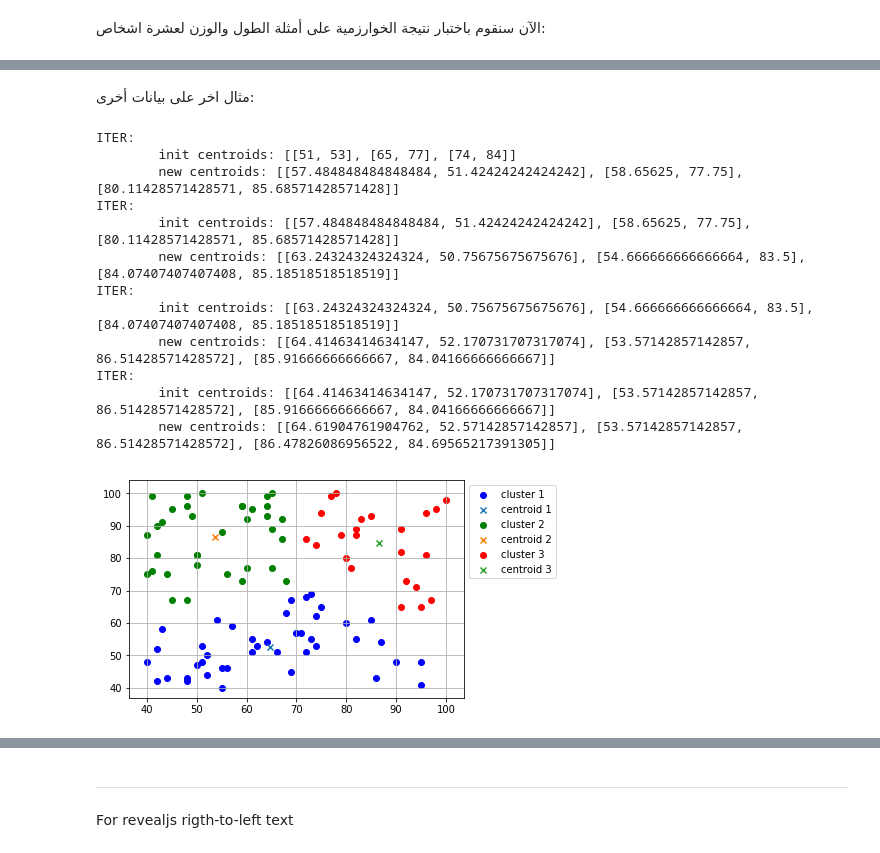
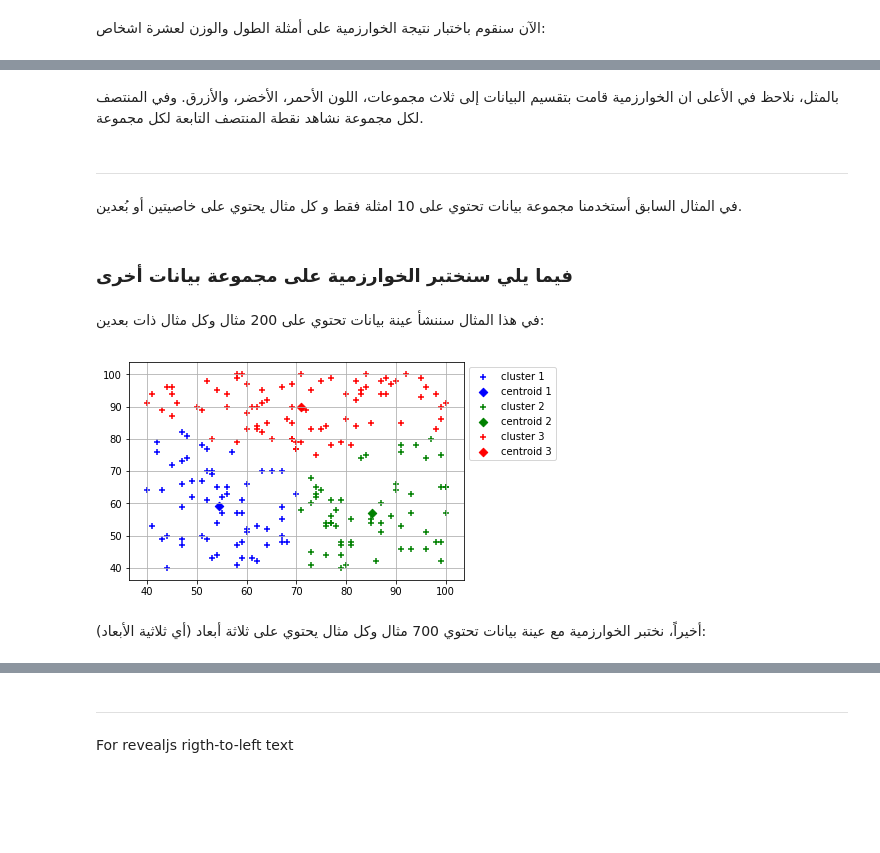
Before and after one commit to iamaziz/py_ml_and_algorithms-in-ar, a Jupyter notebook: machine_learning/clustering/k_means.ipynb, the cells around one changed output, grey strips where cells are left out. Saved outputs shown, nothing was run; the diff lists cells and outputs as text; code cells hidden in the pictures; blank space fills up the shorter version.

```diff
--- a/machine_learning/clustering/k_means.ipynb
+++ b/machine_learning/clustering/k_means.ipynb
@@ -213,4 +273,12 @@ ITER:
+# %% [markdown]
+<div dir="rtl" lang="ar">
+بالمثل، نلاحظ في الأعلى ان الخوارزمية قامت بتقسيم البيانات إلى ثلاث مجموعات، اللون الأحمر، الأخضر، والأزرق. وفي المنتصف لكل مجموعة نشاهد نقطة المنتصف التابعة لكل مجموعة.
+</div>
+# %% [markdown]
+<hr>
+# %% [markdown]
+<div dir="rtl" lang="ar">
+في المثال السابق أستخدمنا مجموعة بيانات تحتوي على 10 امثلة فقط و كل مثال يحتوي على خاصيتين أو بُعدين.
+</div>
 # %% [markdown]
-<div dir="rtl" lang="ar">
-مثال اخر على بيانات أخرى:
-</div>
+### <div dir="rtl" lang="ar">فيما يلي سنختبر الخوارزمية على مجموعة بيانات أخرى</div>
@@ -219,3 +284,0 @@ from random import randint
-# %%
-def random_point(dimension=2):
-    return [randint(40, 100) for _ in range(dimension)]
@@ -224,17 +285,21 @@ samples = [random_point() for _ in range(100)]
-# %%
-clusters, centers = k_means(samples, k=3)
-report_result(clusters, centers)
-# %% [output]
-ITER:
-        init centroids: [[51, 53], [65, 77], [74, 84]]
-        new centroids: [[57.484848484848484, 51.42424242424242], [58.65625, 77.75], [80.11428571428571, 85.68571428571428]]
-ITER:
-        init centroids: [[57.484848484848484, 51.42424242424242], [58.65625, 77.75], [80.11428571428571, 85.68571428571428]]
-        new centroids: [[63.24324324324324, 50.75675675675676], [54.666666666666664, 83.5], [84.07407407407408, 85.18518518518519]]
-ITER:
-        init centroids: [[63.24324324324324, 50.75675675675676], [54.666666666666664, 83.5], [84.07407407407408, 85.18518518518519]]
-        new centroids: [[64.41463414634147, 52.170731707317074], [53.57142857142857, 86.51428571428572], [85.91666666666667, 84.04166666666667]]
-ITER:
-        init centroids: [[64.41463414634147, 52.170731707317074], [53.57142857142857, 86.51428571428572], [85.91666666666667, 84.04166666666667]]
-        new centroids: [[64.61904761904762, 52.57142857142857], [53.57142857142857, 86.51428571428572], [86.47826086956522, 84.69565217391305]]
-[figure, removed]
+# %%
+# ملاحظة: هذا الكود لمجرد إنشاء بيانات وهمية إضافية (من أجل إختبار الخوارزمية) وليس جزء من الشرح، لاتهتم لهذا الكود الآن
+# generate a random sample
+from random import randint
+
+def random_point(dimension=3):
+    return [randint(40, 100) for _ in range(dimension)]
+# %% [markdown]
+<div dir="rtl" lang="ar">في هذا المثال سننشأ عينة بيانات تحتوي على 200 مثال وكل مثال ذات بعدين: </div>
+# %%
+# إنشاء بيانات وهمية أخرى مع 200 مثال
+samples2 = [random_point(dimension=2) for _ in range(200)]
+# نستدعي الخوارزمية مع البيانات الجديدة و نطلب عدد ثلاث مجموعات
+clusters, centers = k_means(samples2, k=3, verbose=False)
+report_result(clusters, centers)
+# %% [output]
+[figure, added]
+# %% [markdown]
+<div dir="rtl" lang="ar">
+أخيراً، نختبر الخوارزمية مع عينة بيانات تحتوي 700 مثال وكل مثال يحتوي على ثلاثة أبعاد (أي ثلاثية الأبعاد):
+</div>
```
Also changed, not shown: parts of 41 cells of this notebook.
